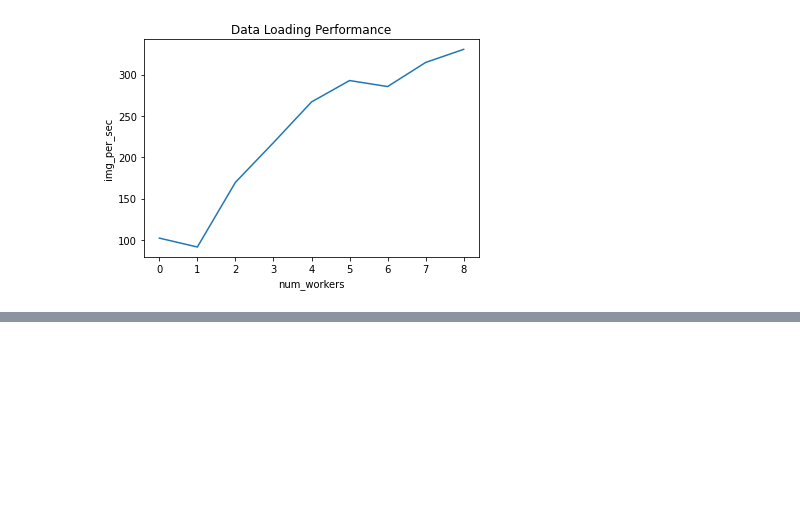
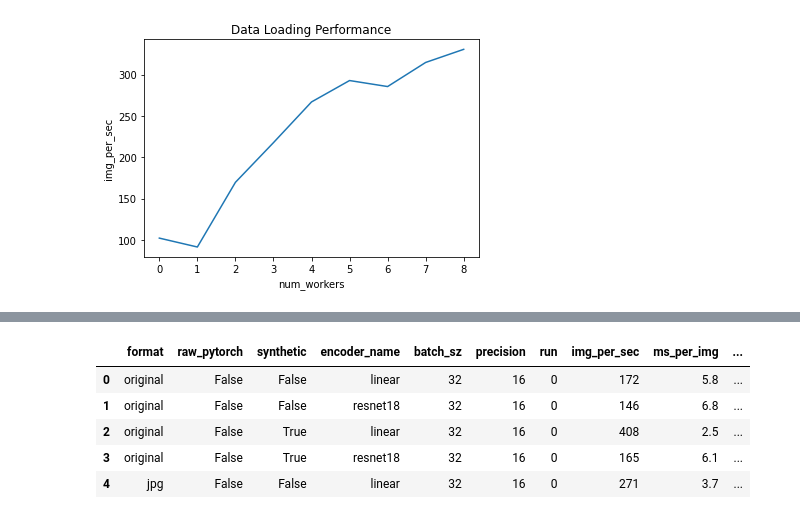
Before and after one commit to azavea/biomass-estimation, a Jupyter notebook: notebooks/plot_benchmarks.ipynb, the cells around one changed output, grey strips where cells are left out. Saved outputs shown, nothing was run; the diff lists cells and outputs as text; code cells hidden in the pictures; blank space fills up the shorter version.

```diff
--- a/notebooks/plot_benchmarks.ipynb
+++ b/notebooks/plot_benchmarks.ipynb
@@ -130,0 +179,24 @@ Text(0.5, 1.0, 'Data Loading Performance')
+# %%
+results_str = """
+format,raw_pytorch,synthetic,encoder_name,batch_sz,precision,run,img_per_sec,ms_per_img
+original,False,False,linear,32,16,0,172,5.8
+original,False,False,resnet18,32,16,0,146,6.8
+original,False,True,linear,32,16,0,408,2.5
+original,False,True,resnet18,32,16,0,165,6.1
+jpg,False,False,linear,32,16,0,271,3.7
+jpg,False,False,resnet18,32,16,0,149,6.7
+jpg,False,True,linear,32,16,0,391,2.6
+jpg,False,True,resnet18,32,16,0,168,6.0
+"""
+
+results_df = pd.read_csv(StringIO(results_str))
+results_df['real_data'] = ~results_df.synthetic
+results_df['model_type'] = results_df.encoder_name
+results_df.head()
+# %% [output]
+|  | format | raw_pytorch | synthetic | encoder_name | batch_sz | precision | run | img_per_sec | ms_per_img | ... |
+| 0 | original | False | False | linear | 32 | 16 | 0 | 172 | 5.8 | ... |
+| 1 | original | False | False | resnet18 | 32 | 16 | 0 | 146 | 6.8 | ... |
+| 2 | original | False | True | linear | 32 | 16 | 0 | 408 | 2.5 | ... |
+| 3 | original | False | True | resnet18 | 32 | 16 | 0 | 165 | 6.1 | ... |
+| 4 | jpg | False | False | linear | 32 | 16 | 0 | 271 | 3.7 | ... |
```
Also changed, not shown: parts of 4 cells of this notebook, 10 other files.
